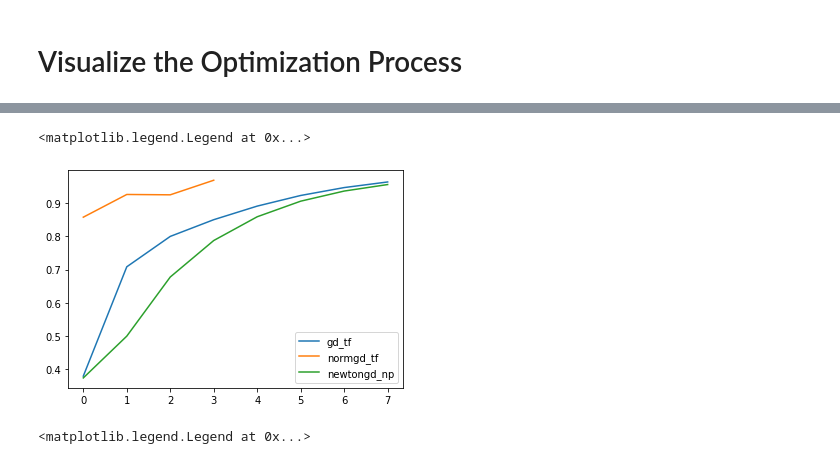
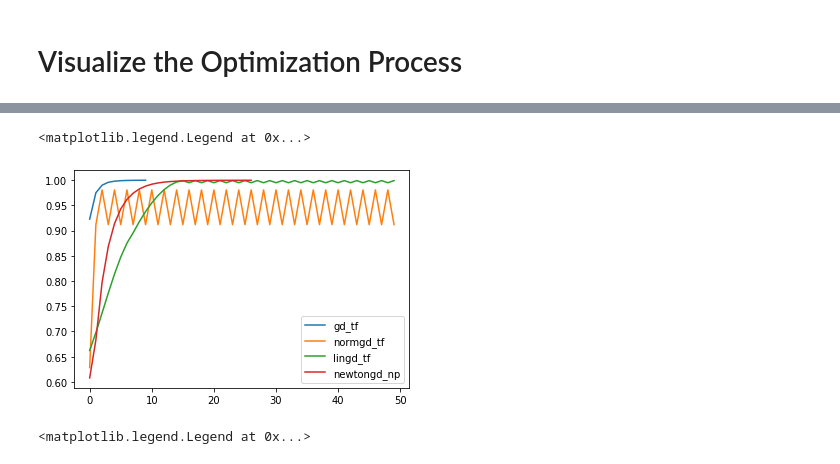
Before and after one commit to sesajad/quantum-state-construction, a Jupyter notebook: code/visualize_optimization.ipynb, the cells around one changed output, grey strips where cells are left out. Saved outputs shown, nothing was run; the diff lists cells and outputs as text; code cells hidden in the pictures.

```diff
--- a/code/visualize_optimization.ipynb
+++ b/code/visualize_optimization.ipynb
@@ -13,9 +13,9 @@ import tensorflow as tf
 from tqdm import tqdm_notebook as tqdm
 import matplotlib.pyplot as plt
 # %%
-dim = 4
+dim = 2
 # %%
-STOP = 0.95
+STOP = 0.9999
 # %%
 class GradientNorm(tf.train.Optimizer):
     def __init__(self, learning_rate=0.1, use_locking=False, name="GradientNorm"):
@@ -197,7 +237,7 @@ def solve_dlib(dim, h_generator, source, target, start):
 # %%
 target = np.random.randn(dim) + 1j * np.random.randn(dim)
 target /= np.linalg.norm(target)
-target = np.array([-0.02919952+0.08959294j, -0.02986901+0.07851302j,  0.69559761+0.1860811j, -0.43976627-0.52171588j])
+#target = np.array([-0.02919952+0.08959294j, -0.02986901+0.07851302j,  0.69559761+0.1860811j, -0.43976627-0.52171588j])
 #target = np.array((dim - 1) * [0] + [1])
 
 source = np.array([1] + (dim - 1) * [0])
@@ -207,6 +247,7 @@ gdfs, _, dgdfs, hs = solve_gd_tensorflow(dim, h_generator_tf, source, np.expand_
 [interactive output not drawn]
 # %%
 ngdfs, _, dngdfs, hs = solve_normgd_tensorflow(dim, h_generator_tf, source, np.expand_dims(target, axis=0))
+lngdfs, _, ldngdfs, hs = solve_lingd_tensorflow(dim, h_generator_tf, source, np.expand_dims(target, axis=0))
 states, mfs, h = solve_monotonic_numpy(dim, h_generator_np, source, target,  np.zeros((dim, dim)))
 # %% [output]
 [interactive output not drawn]
@@ -214,13 +256,14 @@ states, mfs, h = solve_monotonic_numpy(dim, h_generator_np, source, target,  np.
 # %%
 plt.plot(gdfs, label='gd_tf')
-plt.plot(ngdfs, label='normgd_tf')
-plt.plot(mfs, label='newtongd_np')
+plt.plot(ngdfs[:50], label='normgd_tf')
+plt.plot(lngdfs[:50], label='lingd_tf')
+plt.plot(mfs[:50], label='newtongd_np')
 #plt.plot([-np.log(s)/10 for s in states])
 
 plt.legend(loc='lower right')
 # %% [output]
 <matplotlib.legend.Legend at 0x...>
-[figure, old version]
+[figure, new version]
 # %%
 #plt.plot(gdfs, label='norm_gd')
 plt.plot(mfs, label='mono_gd')
```
Also changed, not shown: parts of 2 cells of this notebook, 3 other files.
